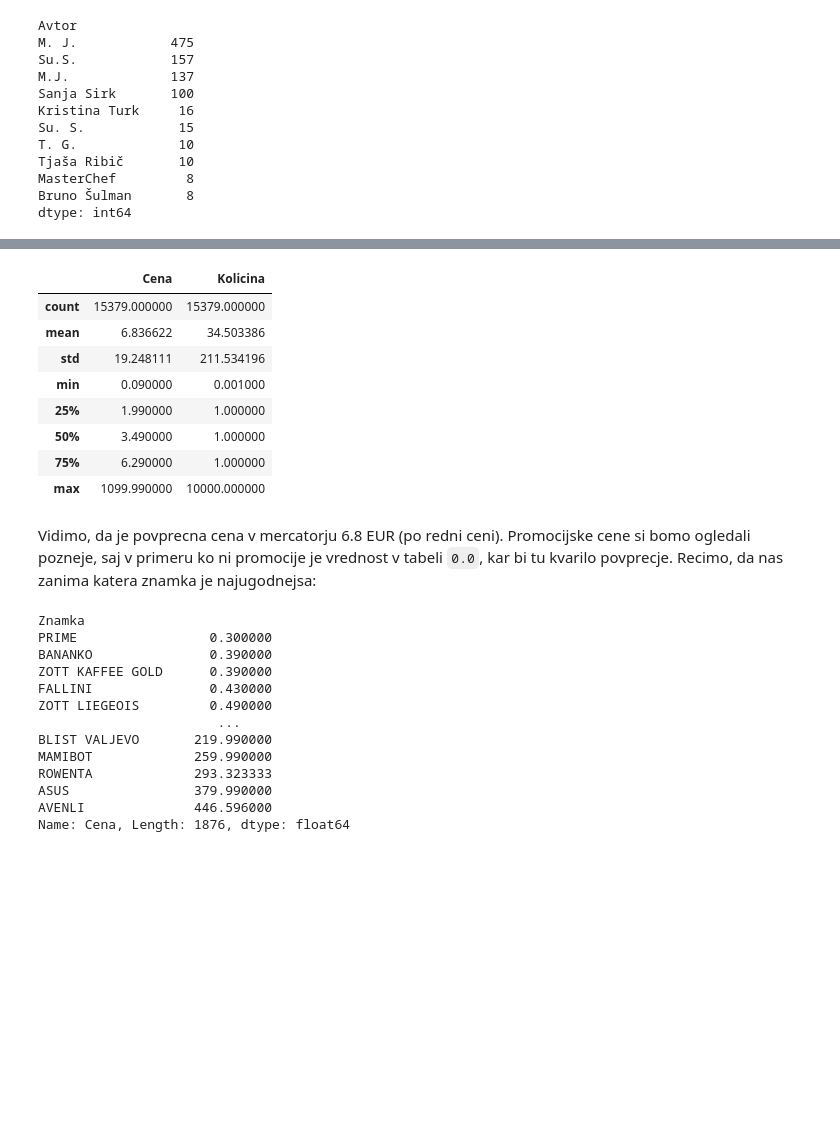
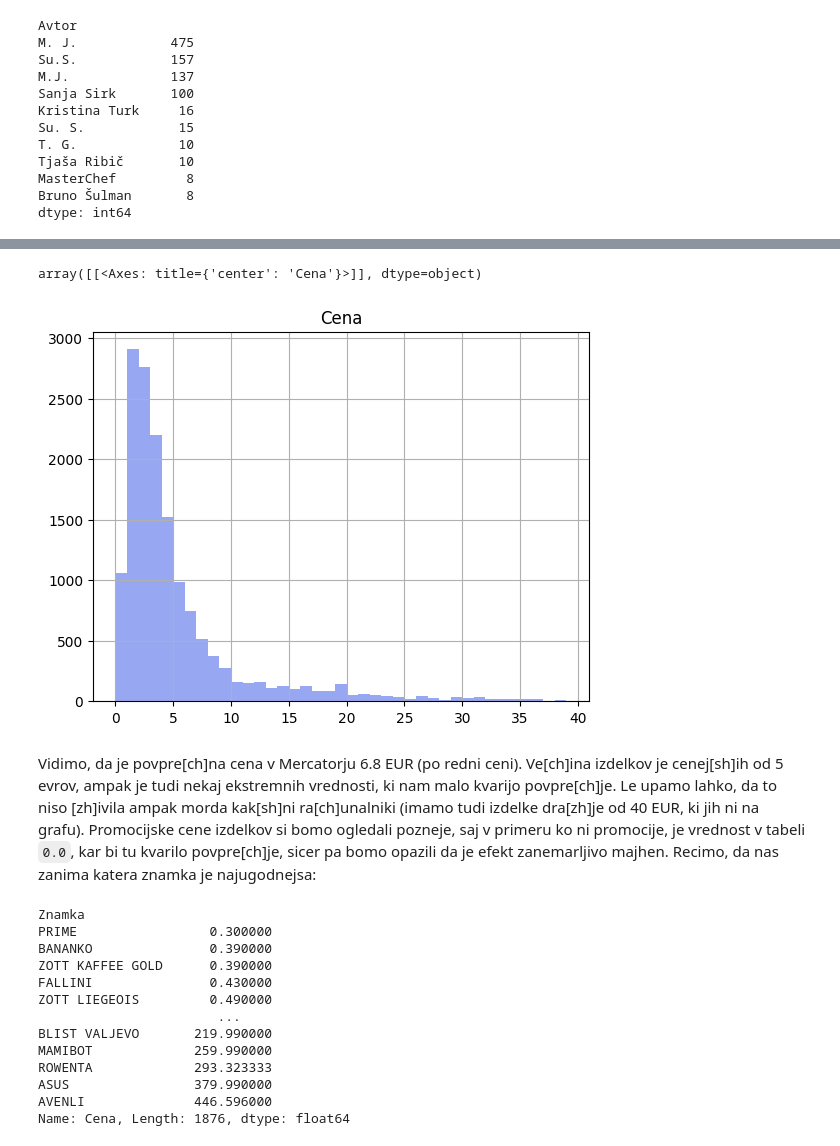
Before and after one commit to borbrudar/uvp, a Jupyter notebook: analiza.ipynb, the cells around one changed output, grey strips where cells are left out. Cells and saved outputs as stored; diff of their text form; code cells hidden in the pictures; blank space fills up the shorter version.

```diff
--- a/analiza.ipynb
+++ b/analiza.ipynb
@@ -119,18 +127,12 @@ Oglejmo si se nekaj dejstev o izdelkih, ki jih ponuja Mercatorjeva spletna trgov
 # %%
 izdelki = pd.read_csv("data/izdelki.csv")
 izdelki.drop(columns="Promocijska cena").describe()
+izdelki.hist("Cena", bins = range(0,40,1), color = "#98a7f2")
 # %% [output]
-|  | Cena | Kolicina |
-| count | 15379.000000 | 15379.000000 |
-| mean | 6.836622 | 34.503386 |
-| std | 19.248111 | 211.534196 |
-| min | 0.090000 | 0.001000 |
-| 25% | 1.990000 | 1.000000 |
-| 50% | 3.490000 | 1.000000 |
-| 75% | 6.290000 | 1.000000 |
-| max | 1099.990000 | 10000.000000 |
+array([[<Axes: title={'center': 'Cena'}>]], dtype=object)
+[figure, added]
 # %% [markdown]
-Vidimo, da je povprecna cena v mercatorju 6.8 EUR (po redni ceni). Promocijske cene si bomo ogledali pozneje, saj v primeru ko ni promocije je vrednost v tabeli `0.0`, kar bi tu kvarilo povprecje. Recimo, da nas zanima katera znamka je najugodnejsa:
+Vidimo, da je povpre[ch]na cena v Mercatorju 6.8 EUR (po redni ceni). Ve[ch]ina izdelkov je cenej[sh]ih od 5 evrov, ampak je tudi nekaj ekstremnih vrednosti, ki nam malo kvarijo povpre[ch]je. Le upamo lahko, da to niso [zh]ivila ampak morda kak[sh]ni ra[ch]unalniki (imamo tudi izdelke dra[zh]je od 40 EUR, ki jih ni na grafu). Promocijske cene izdelkov si bomo ogledali pozneje, saj v primeru ko ni promocije, je vrednost v tabeli `0.0`, kar bi tu kvarilo povpre[ch]je, sicer pa bomo opazili da je efekt zanemarljivo majhen. Recimo, da nas zanima katera znamka je najugodnejsa:
 # %%
 izdelki.groupby("Znamka").agg("Cena").mean().sort_values()
 # %% [output]
```
Also changed, not shown: parts of 22 cells of this notebook, 1 other file.
